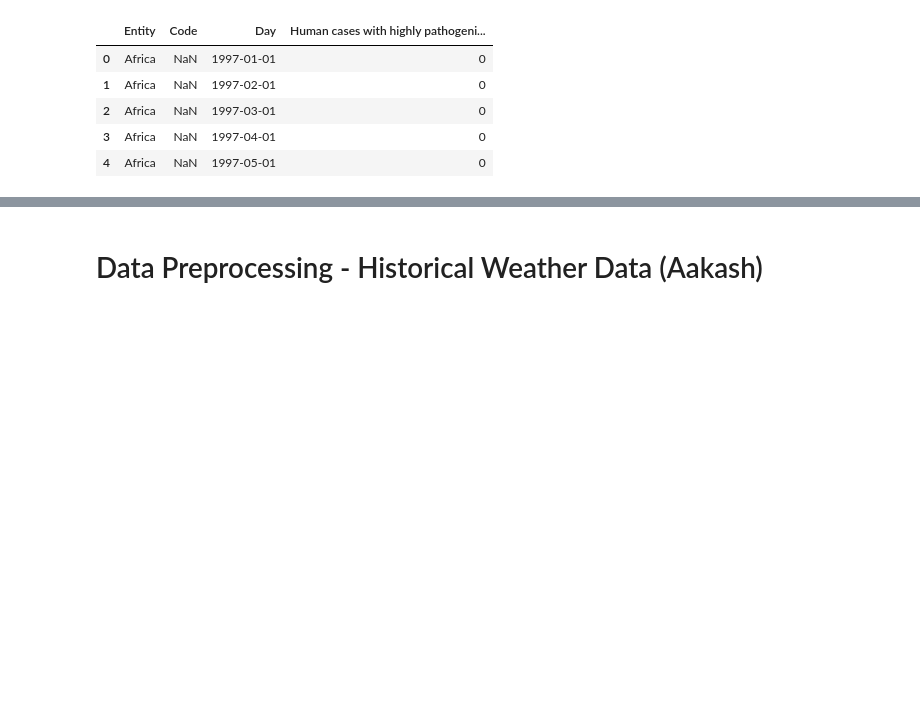
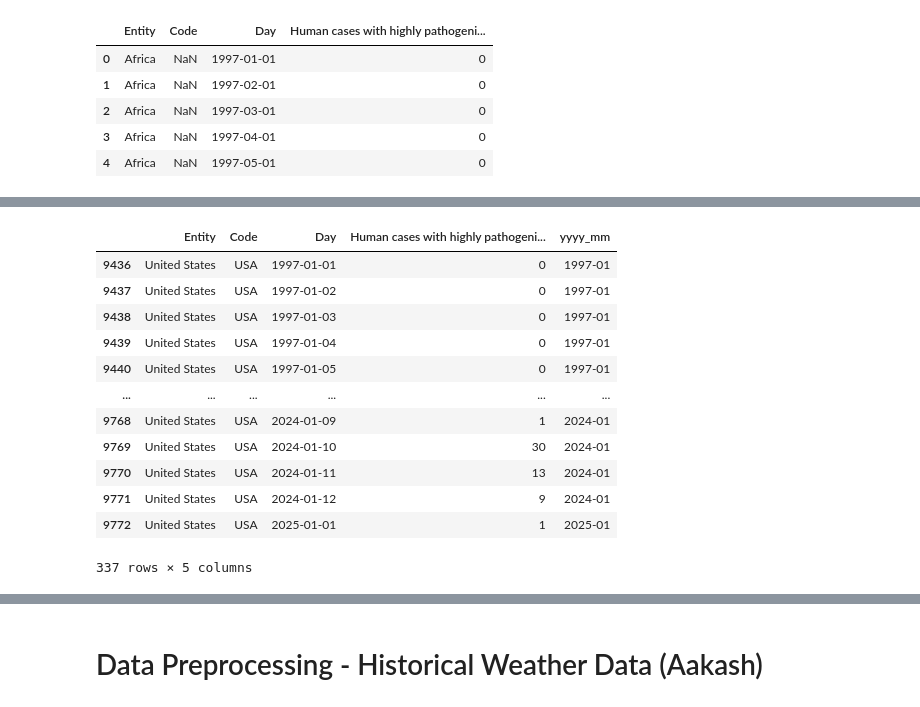
Before and after one commit to sahn1998/egg-price-prediction, a Jupyter notebook: DSP2_DataCleaning_EDA.ipynb, the cells around one changed output, grey strips where cells are left out. Drawn from its saved outputs; the diff is of its cells as text; code cells hidden in the pictures; blank space fills up the shorter version.

```diff
--- a/DSP2_DataCleaning_EDA.ipynb
+++ b/DSP2_DataCleaning_EDA.ipynb
@@ -515,0 +516,17 @@ array([ 0, 10,  3,  2,  1,  5,  7,  8,  4,  6, 11, 23, 46, 50, 32, 13, 14,
+# %%
+human = human[human['Entity'] == 'United States'].copy()
+human
+# %% [output]
+|  | Entity | Code | Day | Human cases with highly pathogeni... | yyyy_mm |
+| 9436 | United States | USA | 1997-01-01 | 0 | 1997-01 |
+| 9437 | United States | USA | 1997-01-02 | 0 | 1997-01 |
+| 9438 | United States | USA | 1997-01-03 | 0 | 1997-01 |
+| 9439 | United States | USA | 1997-01-04 | 0 | 1997-01 |
+| 9440 | United States | USA | 1997-01-05 | 0 | 1997-01 |
+| ... | ... | ... | ... | ... | ... |
+| 9768 | United States | USA | 2024-01-09 | 1 | 2024-01 |
+| 9769 | United States | USA | 2024-01-10 | 30 | 2024-01 |
+| 9770 | United States | USA | 2024-01-11 | 13 | 2024-01 |
+| 9771 | United States | USA | 2024-01-12 | 9 | 2024-01 |
+| 9772 | United States | USA | 2025-01-01 | 1 | 2025-01 |
+337 rows × 5 columns
```
Also changed, not shown: parts of 8 cells of this notebook.
